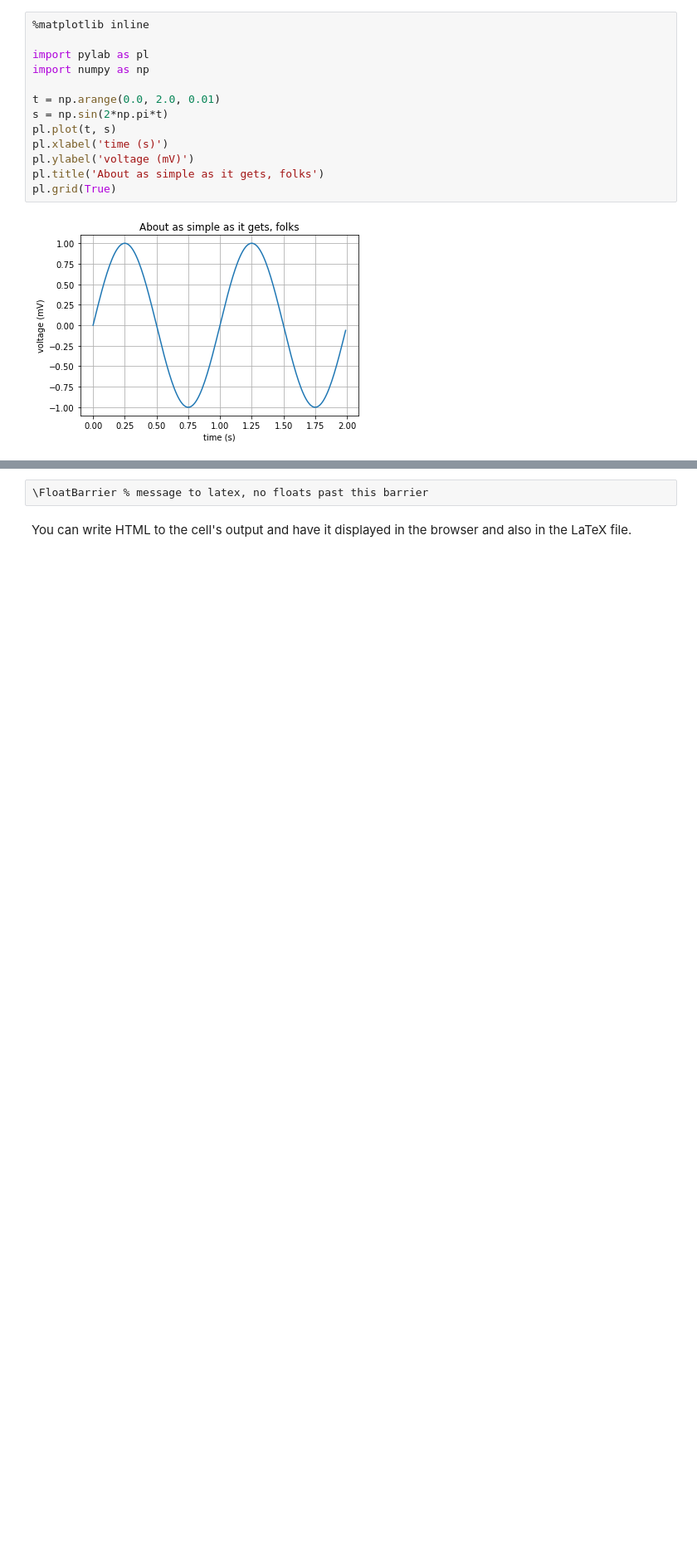
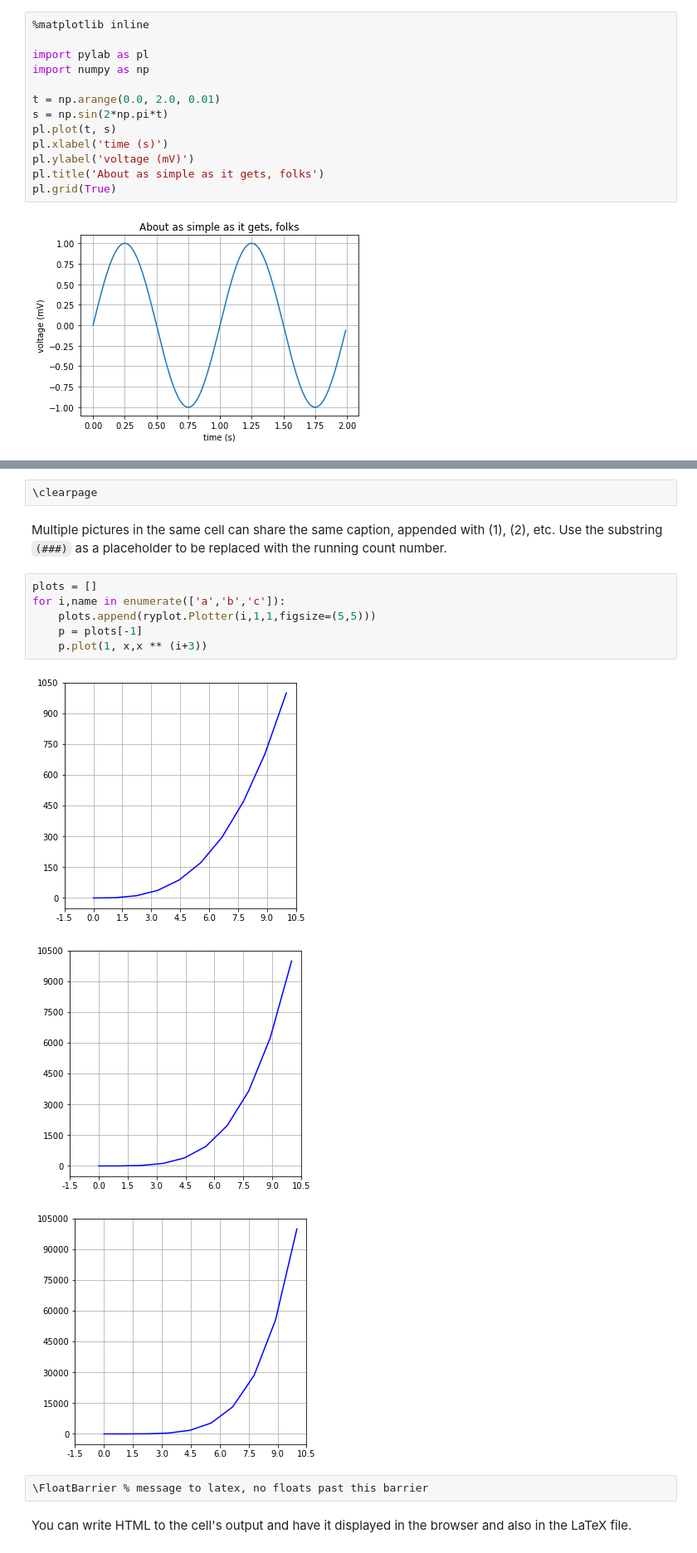
Before and after one commit to NelisW/ipynb2tex, a Jupyter notebook: test2LaTeX.ipynb, the cells around one changed output, grey strips where cells are left out. Shown at 83% size. Cells and saved outputs as stored; diff of their text form; blank space fills up the shorter version.

```diff
--- a/test2LaTeX.ipynb
+++ b/test2LaTeX.ipynb
@@ -474,4 +483,19 @@ for i in [1,2]:
 [figure]
+# %% [raw]
+\clearpage
+# %% [markdown]
+Multiple pictures in the same cell can share the same caption, appended with (1), (2), etc.
+Use the substring `(###)` as a placeholder to be replaced with the running count number.
+# %%
+plots = []
+for i,name in enumerate(['a','b','c']):
+    plots.append(ryplot.Plotter(i,1,1,figsize=(5,5)))
+    p = plots[-1]
+    p.plot(1, x,x ** (i+3))
+# %% [output]
+[figure, added]
+[figure, added]
+[figure, added]
 # %% [raw]
 \FloatBarrier % message to latex, no floats past this barrier
 # %% [markdown]
```
Also changed, not shown: parts of 29 cells of this notebook, 3 other files.
